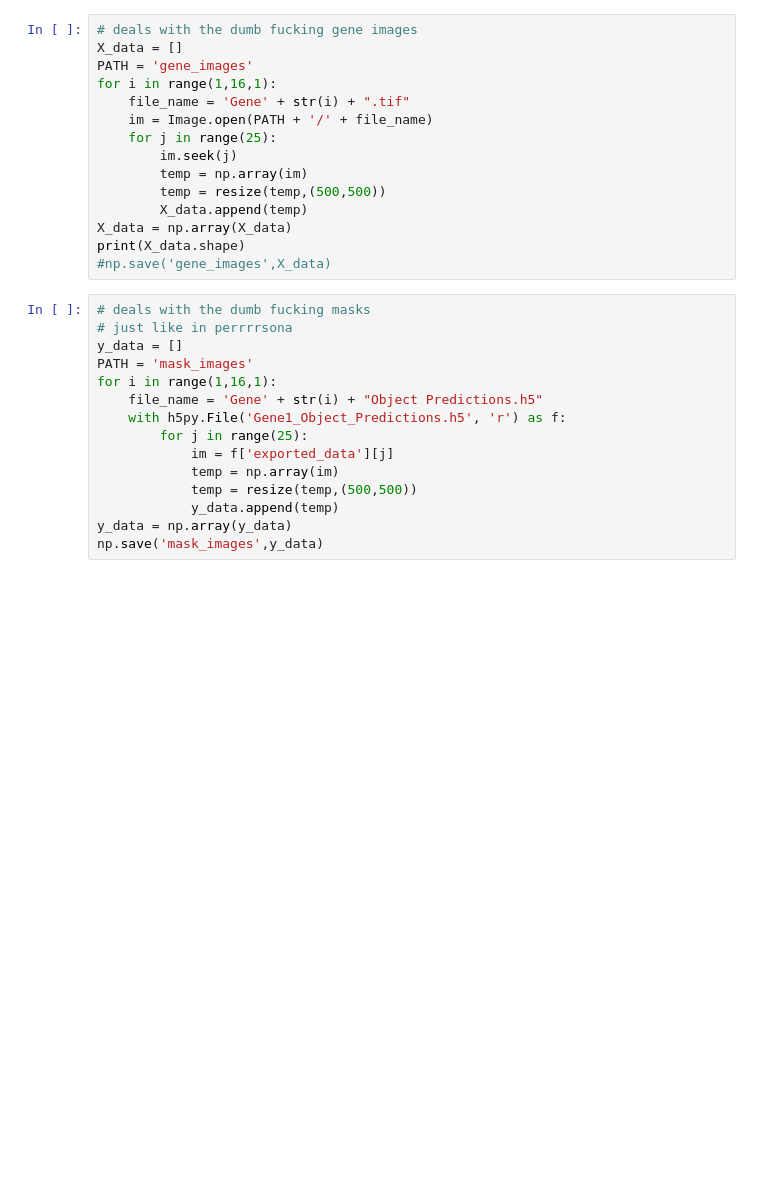
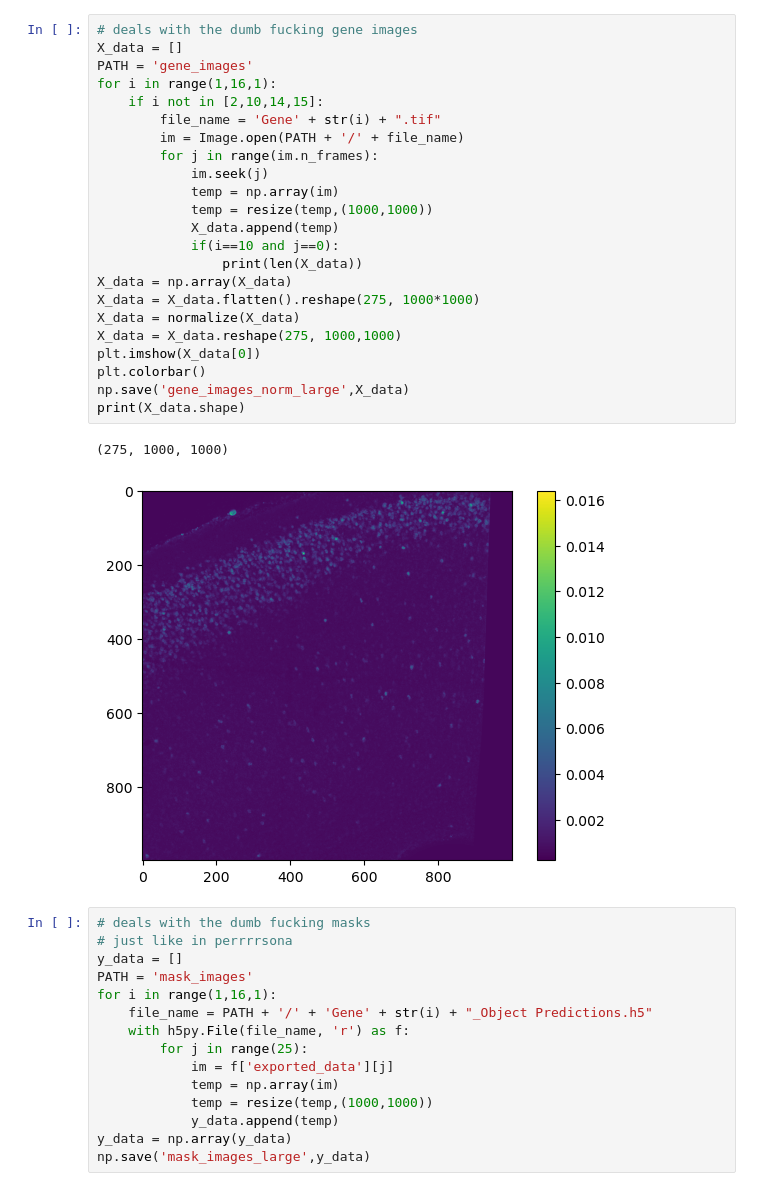
Before and after one commit to IreneZhou1010/dl523_project, a Jupyter notebook: data_manip.ipynb, the cells around one changed output. Drawn from its saved outputs; the diff is of its cells as text; blank space fills up the shorter version.

```diff
--- a/data_manip.ipynb
+++ b/data_manip.ipynb
@@ -9,30 +44,41 @@ from skimage.transform import resize
 # %%
 # deals with the dumb fucking gene images
 X_data = []
 PATH = 'gene_images'
 for i in range(1,16,1):
-    file_name = 'Gene' + str(i) + ".tif"
-    im = Image.open(PATH + '/' + file_name)
-    for j in range(25):
-        im.seek(j)
-        temp = np.array(im)
-        temp = resize(temp,(500,500))
-        X_data.append(temp)
+    if i not in [2,10,14,15]:
+        file_name = 'Gene' + str(i) + ".tif"
+        im = Image.open(PATH + '/' + file_name)
+        for j in range(im.n_frames):
+            im.seek(j)
+            temp = np.array(im)
+            temp = resize(temp,(1000,1000))
+            X_data.append(temp)
+            if(i==10 and j==0):
+                print(len(X_data))
 X_data = np.array(X_data)
+X_data = X_data.flatten().reshape(275, 1000*1000)
+X_data = normalize(X_data)
+X_data = X_data.reshape(275, 1000,1000)
+plt.imshow(X_data[0])
+plt.colorbar()
+np.save('gene_images_norm_large',X_data)
 print(X_data.shape)
-#np.save('gene_images',X_data)
+# %% [output]
+(275, 1000, 1000)
+[figure, added]
 # %%
 # deals with the dumb fucking masks
 # just like in perrrrsona
 y_data = []
 PATH = 'mask_images'
 for i in range(1,16,1):
-    file_name = 'Gene' + str(i) + "Object Predictions.h5"
-    with h5py.File('Gene1_Object_Predictions.h5', 'r') as f:
+    file_name = PATH + '/' + 'Gene' + str(i) + "_Object Predictions.h5"
+    with h5py.File(file_name, 'r') as f:
         for j in range(25):
             im = f['exported_data'][j]
             temp = np.array(im)
-            temp = resize(temp,(500,500))
+            temp = resize(temp,(1000,1000))
             y_data.append(temp)
 y_data = np.array(y_data)
-np.save('mask_images',y_data)
+np.save('mask_images_large',y_data)
```
Also changed, not shown: parts of 15 cells of this notebook, 4 other files.
